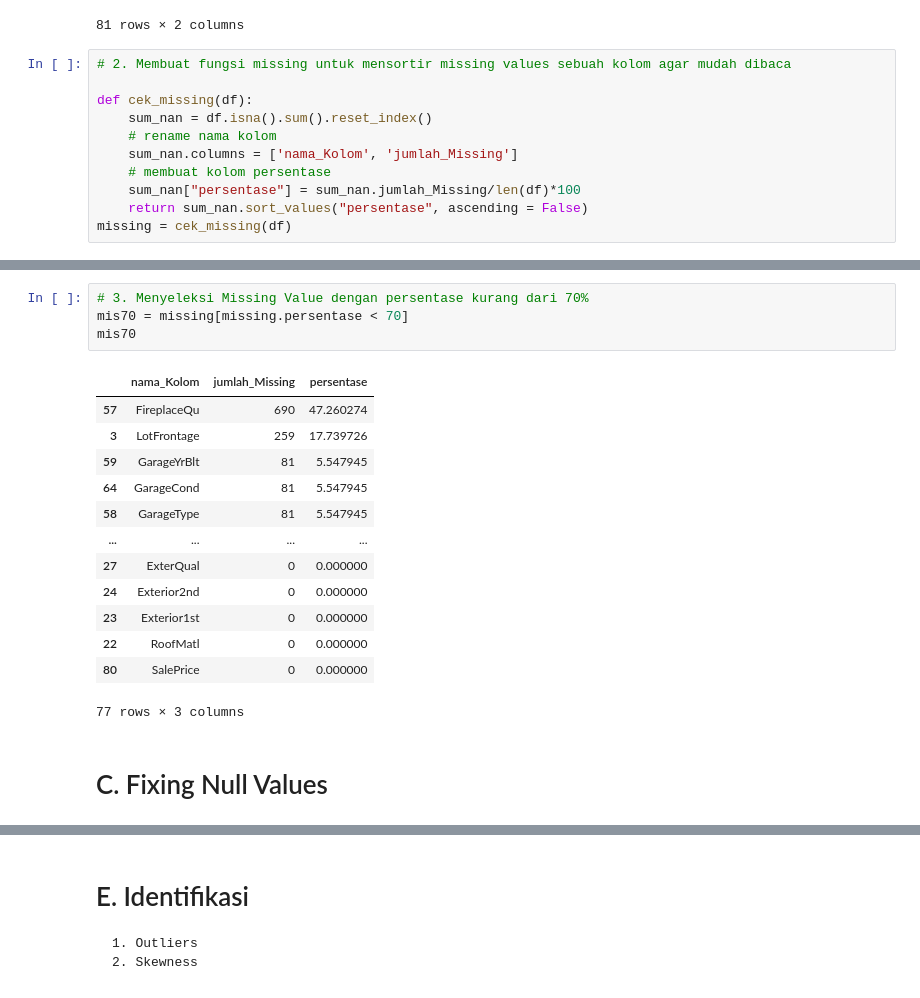
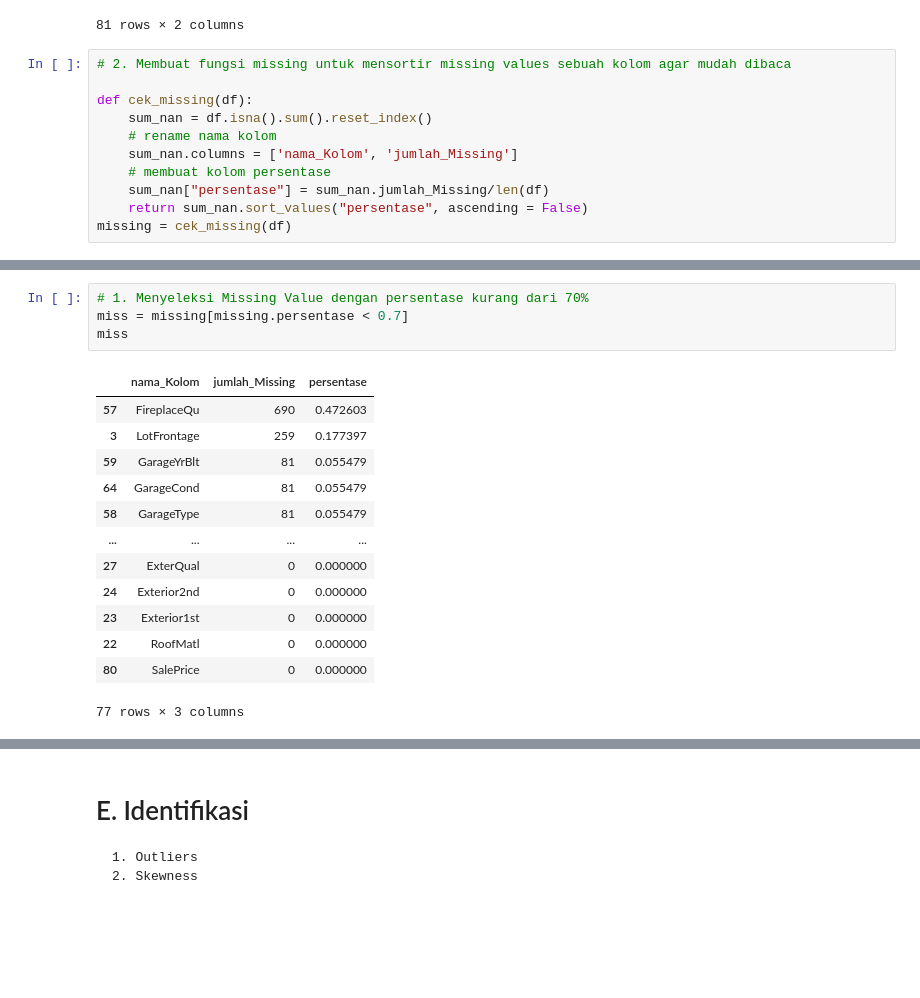
Before and after one commit to universeinme/Journal, a Jupyter notebook: python/hp-rat/processor.ipynb, the cells around one changed output, grey strips where cells are left out. Drawn from its saved outputs; the diff is of its cells as text; blank space fills up the shorter version.

```diff
--- a/python/hp-rat/processor.ipynb
+++ b/python/hp-rat/processor.ipynb
@@ -159,7 +157,7 @@ def cek_missing(df):
     # rename nama kolom
     sum_nan.columns = ['nama_Kolom', 'jumlah_Missing']
     # membuat kolom persentase
-    sum_nan["persentase"] = sum_nan.jumlah_Missing/len(df)*100
+    sum_nan["persentase"] = sum_nan.jumlah_Missing/len(df)
     return sum_nan.sort_values("persentase", ascending = False)
 missing = cek_missing(df)
 # %%
@@ -183,14 +184,14 @@ missing
 # %%
-# 3. Menyeleksi Missing Value dengan persentase kurang dari 70%
-mis70 = missing[missing.persentase < 70]
-mis70
+# 1. Menyeleksi Missing Value dengan persentase kurang dari 70%
+miss = missing[missing.persentase < 0.7]
+miss
 # %% [output]
 |  | nama_Kolom | jumlah_Missing | persentase |
-| 57 | FireplaceQu | 690 | 47.260274 |
-| 3 | LotFrontage | 259 | 17.739726 |
-| 59 | GarageYrBlt | 81 | 5.547945 |
-| 64 | GarageCond | 81 | 5.547945 |
-| 58 | GarageType | 81 | 5.547945 |
+| 57 | FireplaceQu | 690 | 0.472603 |
+| 3 | LotFrontage | 259 | 0.177397 |
+| 59 | GarageYrBlt | 81 | 0.055479 |
+| 64 | GarageCond | 81 | 0.055479 |
+| 58 | GarageType | 81 | 0.055479 |
 | ... | ... | ... | ... |
 | 27 | ExterQual | 0 | 0.000000 |
 | 24 | Exterior2nd | 0 | 0.000000 |
@@ -198,5 +199,3 @@ mis70
 | 22 | RoofMatl | 0 | 0.000000 |
 | 80 | SalePrice | 0 | 0.000000 |
 77 rows × 3 columns
-# %% [markdown]
-# C. Fixing Null Values
```
Also changed, not shown: parts of 12 cells of this notebook.
